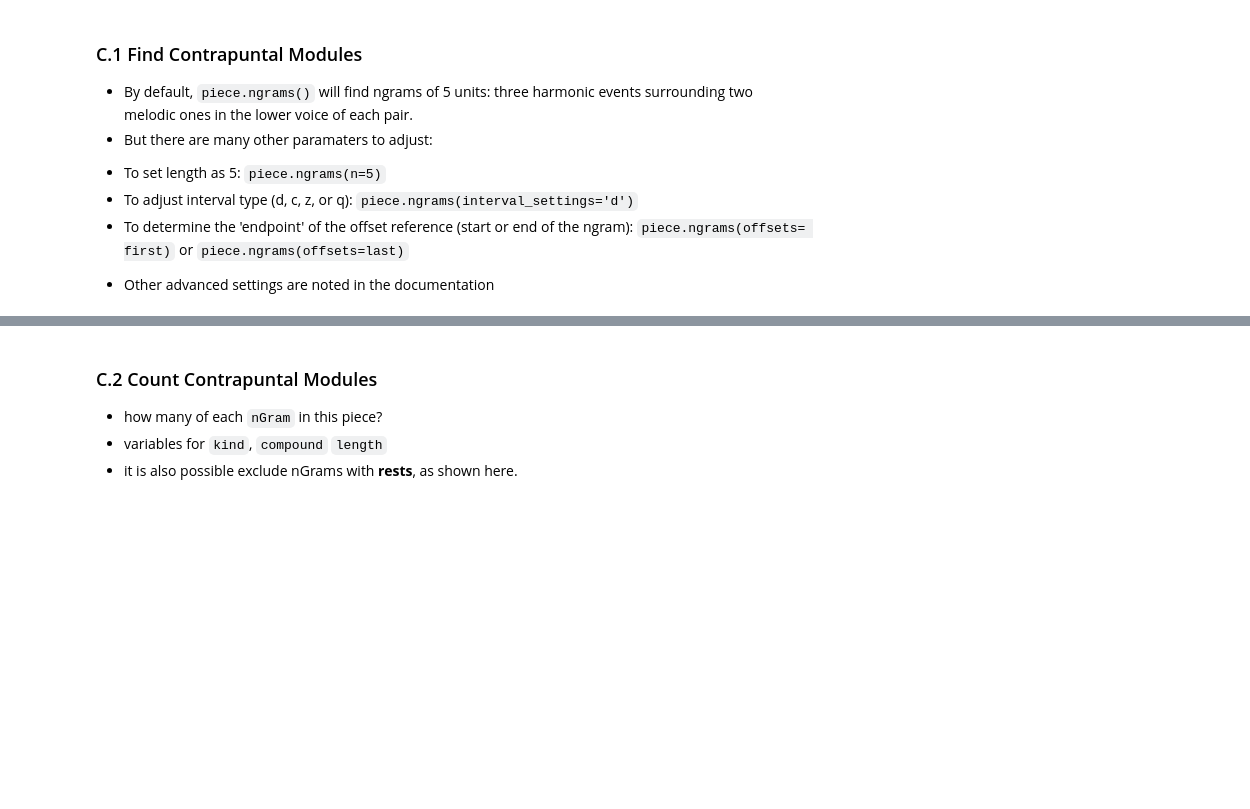
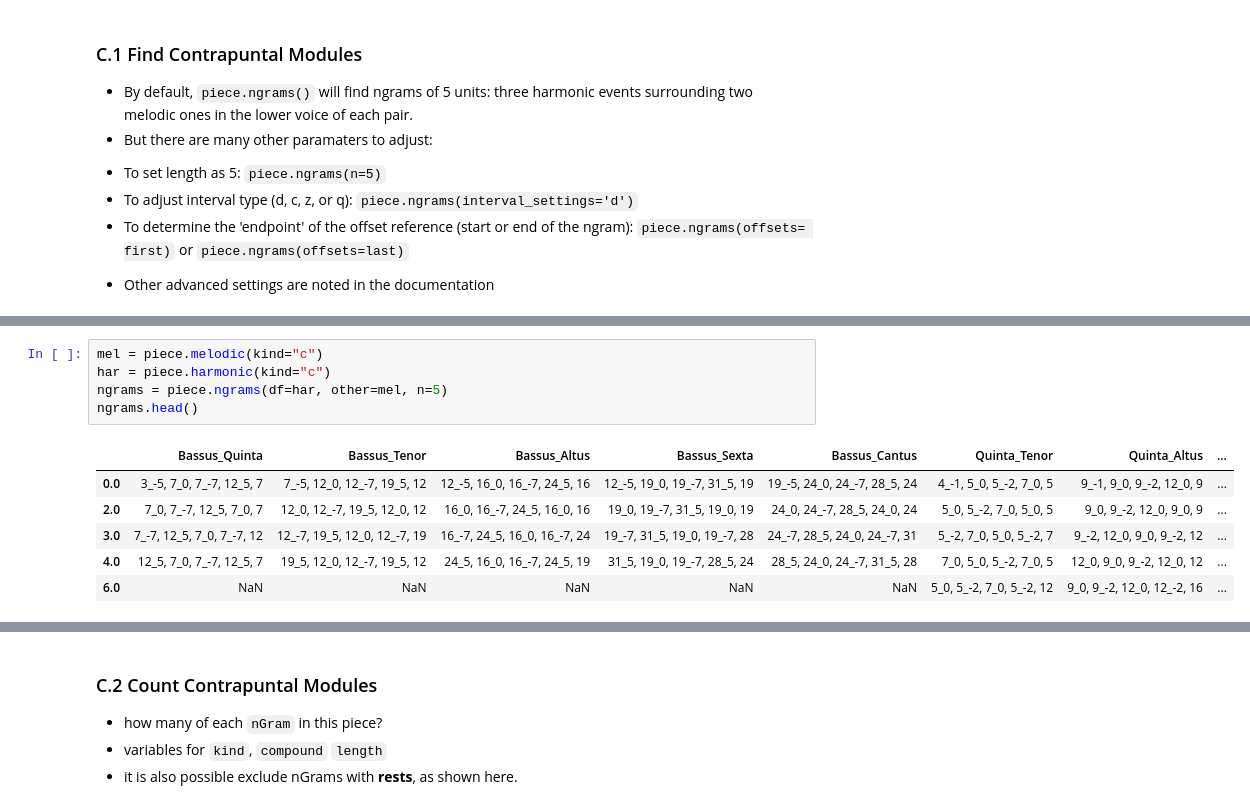
Before and after one commit to RichardFreedman/CRIM_JHUB, a Jupyter notebook: CRIM_03_Modules.ipynb, the cells around one changed output, grey strips where cells are left out. Drawn from its saved outputs; the diff is of its cells as text; blank space fills up the shorter version.

```diff
--- a/CRIM_03_Modules.ipynb
+++ b/CRIM_03_Modules.ipynb
@@ -106,0 +130,12 @@ first)` or `piece.ngrams(offsets=last)`
+# %%
+mel = piece.melodic(kind="c")
+har = piece.harmonic(kind="c")
+ngrams = piece.ngrams(df=har, other=mel, n=5)
+ngrams.head()
+# %% [output]
+|  | Bassus_Quinta | Bassus_Tenor | Bassus_Altus | Bassus_Sexta | Bassus_Cantus | Quinta_Tenor | Quinta_Altus | ... |
+| 0.0 | 3_-5, 7_0, 7_-7, 12_5, 7 | 7_-5, 12_0, 12_-7, 19_5, 12 | 12_-5, 16_0, 16_-7, 24_5, 16 | 12_-5, 19_0, 19_-7, 31_5, 19 | 19_-5, 24_0, 24_-7, 28_5, 24 | 4_-1, 5_0, 5_-2, 7_0, 5 | 9_-1, 9_0, 9_-2, 12_0, 9 | ... |
+| 2.0 | 7_0, 7_-7, 12_5, 7_0, 7 | 12_0, 12_-7, 19_5, 12_0, 12 | 16_0, 16_-7, 24_5, 16_0, 16 | 19_0, 19_-7, 31_5, 19_0, 19 | 24_0, 24_-7, 28_5, 24_0, 24 | 5_0, 5_-2, 7_0, 5_0, 5 | 9_0, 9_-2, 12_0, 9_0, 9 | ... |
+| 3.0 | 7_-7, 12_5, 7_0, 7_-7, 12 | 12_-7, 19_5, 12_0, 12_-7, 19 | 16_-7, 24_5, 16_0, 16_-7, 24 | 19_-7, 31_5, 19_0, 19_-7, 28 | 24_-7, 28_5, 24_0, 24_-7, 31 | 5_-2, 7_0, 5_0, 5_-2, 7 | 9_-2, 12_0, 9_0, 9_-2, 12 | ... |
+| 4.0 | 12_5, 7_0, 7_-7, 12_5, 7 | 19_5, 12_0, 12_-7, 19_5, 12 | 24_5, 16_0, 16_-7, 24_5, 19 | 31_5, 19_0, 19_-7, 28_5, 24 | 28_5, 24_0, 24_-7, 31_5, 28 | 7_0, 5_0, 5_-2, 7_0, 5 | 12_0, 9_0, 9_-2, 12_0, 12 | ... |
+| 6.0 | NaN | NaN | NaN | NaN | NaN | 5_0, 5_-2, 7_0, 5_-2, 12 | 9_0, 9_-2, 12_0, 12_-2, 16 | ... |
```
Also changed, not shown: parts of 5 cells of this notebook, 8 other files.
